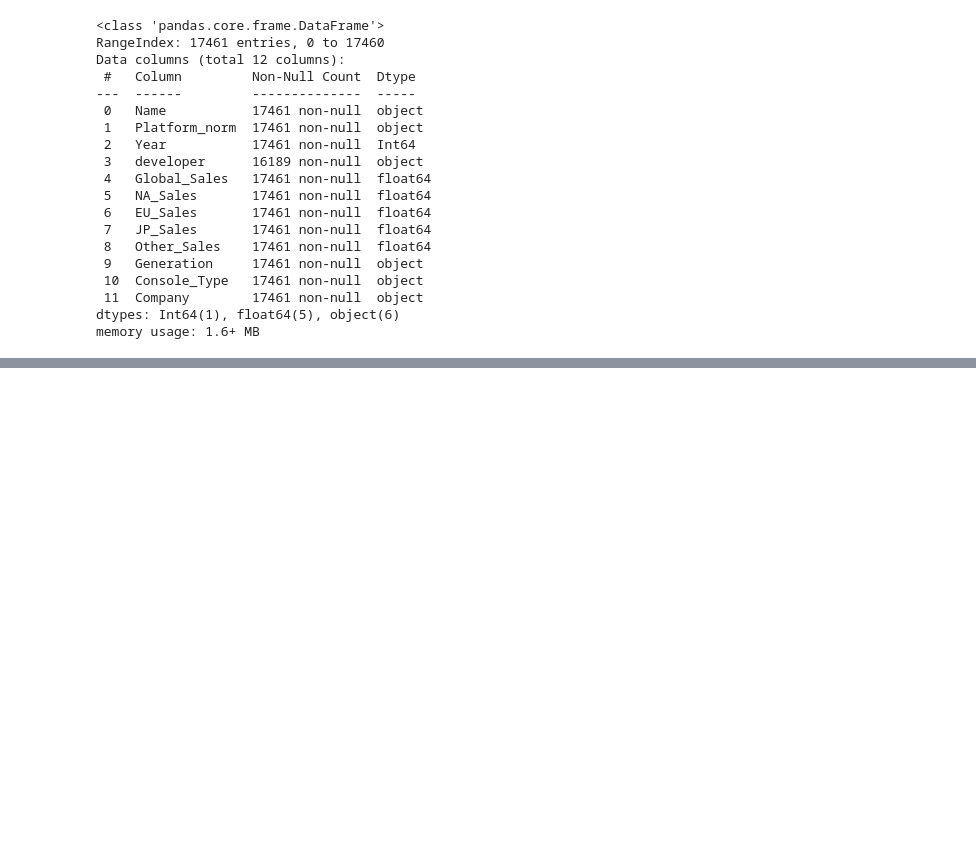
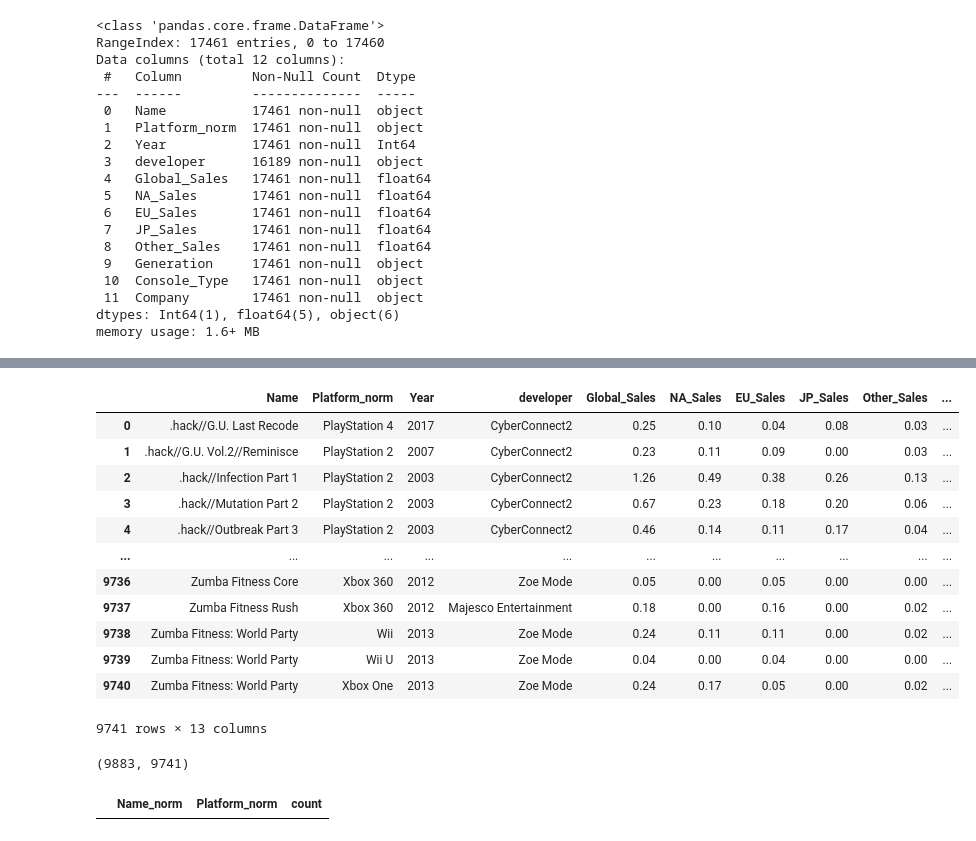
Before and after one commit to JPG250493/EDA_Guerra_de_consolas, a Jupyter notebook: notebooks/ProcesamientoDatos.ipynb, the cells around one changed output, grey strips where cells are left out. Drawn from its saved outputs; the diff is of its cells as text; code cells hidden in the pictures; blank space fills up the shorter version.

```diff
--- a/notebooks/ProcesamientoDatos.ipynb
+++ b/notebooks/ProcesamientoDatos.ipynb
@@ -1534,0 +1872,57 @@ memory usage: 1.7+ MB
+# %%
+
+df_eu_sorted = df_eu_vendidos_dedup.sort_values(
+    by=[
+        "Name_norm",
+        "Platform_norm",
+        "EU_Sales",
+        "Global_Sales",
+        "Year"
+    ],
+    ascending=[
+        True,   # Name_norm
+        True,   # Platform_norm
+        False,  # EU_Sales (mayor primero)
+        False,  # Global_Sales
+        True    # Year (más antiguo primero si empatan)
+    ]
+)
+# %%
+def consolidate_group(group):
+    # La mejor fila es la primera tras ordenar
+    best = group.iloc[0].copy()
+
+    # Si no tiene Developer, intentar recuperarlo del resto
+    if pd.isna(best["developer"]):
+        dev_candidates = group["developer"].dropna()
+        if not dev_candidates.empty:
+            best["developer"] = dev_candidates.iloc[0]
+
+    return best
+# %%
+df_eu_consolidated = (
+    df_eu_sorted
+    .groupby(["Name_norm", "Platform_norm"], as_index=False, group_keys=False)
+    .apply(consolidate_group)
+    .reset_index(drop=True)
+)
+
+display(df_eu_consolidated)
+# %% [output]
+|  | Name | Platform_norm | Year | developer | Global_Sales | NA_Sales | EU_Sales | JP_Sales | Other_Sales | ... |
+| 0 | .hack//G.U. Last Recode | PlayStation 4 | 2017 | CyberConnect2 | 0.25 | 0.10 | 0.04 | 0.08 | 0.03 | ... |
+| 1 | .hack//G.U. Vol.2//Reminisce | PlayStation 2 | 2007 | CyberConnect2 | 0.23 | 0.11 | 0.09 | 0.00 | 0.03 | ... |
+| 2 | .hack//Infection Part 1 | PlayStation 2 | 2003 | CyberConnect2 | 1.26 | 0.49 | 0.38 | 0.26 | 0.13 | ... |
+| 3 | .hack//Mutation Part 2 | PlayStation 2 | 2003 | CyberConnect2 | 0.67 | 0.23 | 0.18 | 0.20 | 0.06 | ... |
+| 4 | .hack//Outbreak Part 3 | PlayStation 2 | 2003 | CyberConnect2 | 0.46 | 0.14 | 0.11 | 0.17 | 0.04 | ... |
+| ... | ... | ... | ... | ... | ... | ... | ... | ... | ... | ... |
+| 9736 | Zumba Fitness Core | Xbox 360 | 2012 | Zoe Mode | 0.05 | 0.00 | 0.05 | 0.00 | 0.00 | ... |
+| 9737 | Zumba Fitness Rush | Xbox 360 | 2012 | Majesco Entertainment | 0.18 | 0.00 | 0.16 | 0.00 | 0.02 | ... |
+| 9738 | Zumba Fitness: World Party | Wii | 2013 | Zoe Mode | 0.24 | 0.11 | 0.11 | 0.00 | 0.02 | ... |
+| 9739 | Zumba Fitness: World Party | Wii U | 2013 | Zoe Mode | 0.04 | 0.00 | 0.04 | 0.00 | 0.00 | ... |
+| 9740 | Zumba Fitness: World Party | Xbox One | 2013 | Zoe Mode | 0.24 | 0.17 | 0.05 | 0.00 | 0.02 | ... |
+9741 rows × 13 columns
+# %%
+len(df_eu_vendidos_dedup), len(df_eu_consolidated)
+# %% [output]
+(9883, 9741)
@@ -1534,0 +1936,12 @@ memory usage: 1.7+ MB
+# %%
+dup_index = (
+    df_eu_consolidated
+    .groupby(["Name_norm", "Platform_norm"])
+    .size()
+    .reset_index(name="count")
+    .query("count > 1")
+)
+
+display(dup_index)
+# %% [output]
+|  | Name_norm | Platform_norm | count |
```
Also changed, not shown: parts of 27 cells of this notebook, 12 other files.
